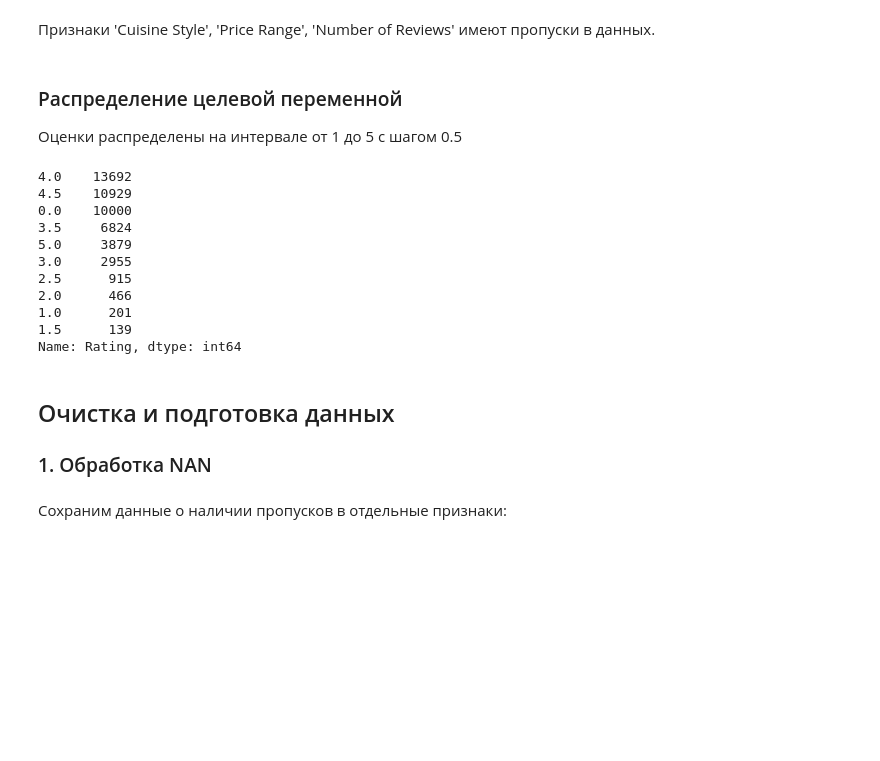
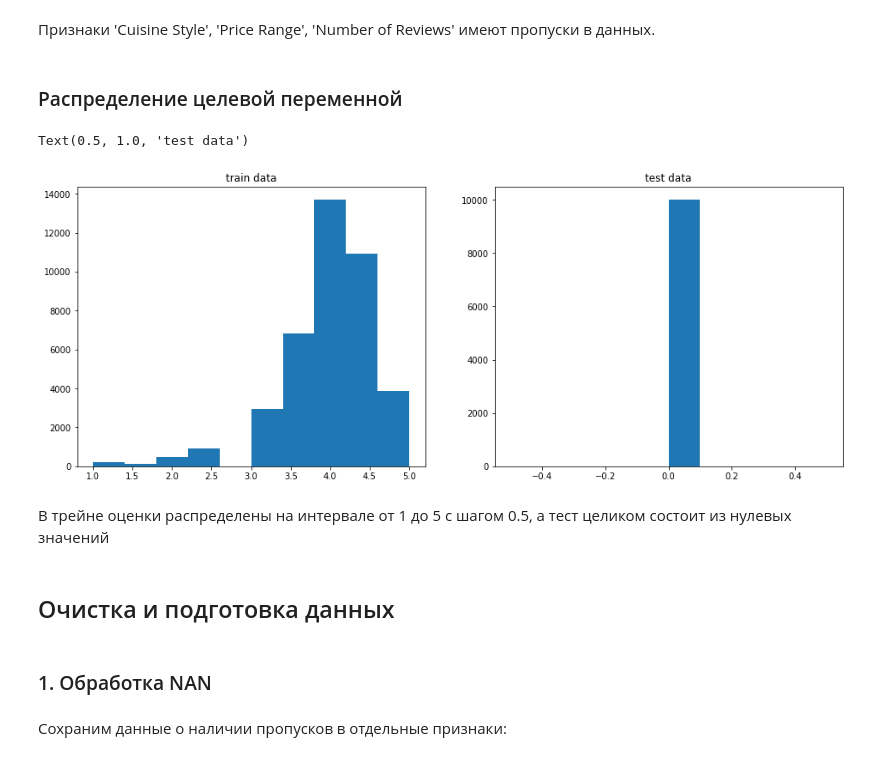
Before and after one commit to AlexG888/skillfactory_rds, a Jupyter notebook: module_3/model.ipynb, the cells around one changed output. Drawn from its saved outputs; the diff is of its cells as text; code cells hidden in the pictures; blank space fills up the shorter version.

```diff
--- a/module_3/model.ipynb
+++ b/module_3/model.ipynb
@@ -122,28 +119,27 @@ sns_heatmap = sns.heatmap(
 [figure]
 # %% [markdown]
 Признаки 'Cuisine Style', 'Price Range', 'Number of Reviews' имеют пропуски в данных.
+# %% [markdown]
+### Распределение целевой переменной
+# %%
+plt.figure(figsize = (16, 6))
+
+plt.subplot(1,2,1)
+plt.hist(df_train['Rating'])
+plt.title('train data')
+
+plt.subplot(1,2,2)
+plt.hist(df_test['Rating'])
+plt.title('test data')
+# %% [output]
+Text(0.5, 1.0, 'test data')
+[figure, added]
 # %% [markdown]
-### Распределение целевой переменной
-
-Оценки распределены на интервале от 1 до 5 с шагом 0.5
+В трейне оценки распределены на интервале от 1 до 5 с шагом 0.5, а тест целиком состоит из нулевых значений
-# %%
-data['Rating'].value_counts()
-# %% [output]
-4.0    13692
-4.5    10929
-0.0    10000
-3.5     6824
-5.0     3879
-3.0     2955
-2.5      915
-2.0      466
-1.0      201
-1.5      139
-Name: Rating, dtype: int64
 # %% [markdown]
 ## Очистка и подготовка данных
-
-### 1. Обработка NAN
+# %% [markdown]
+### 1. Обработка NAN
 # %% [markdown]
 Сохраним данные о наличии пропусков в отдельные признаки:
 # %%
```
Also changed, not shown: parts of 26 cells of this notebook, 2 other files.
